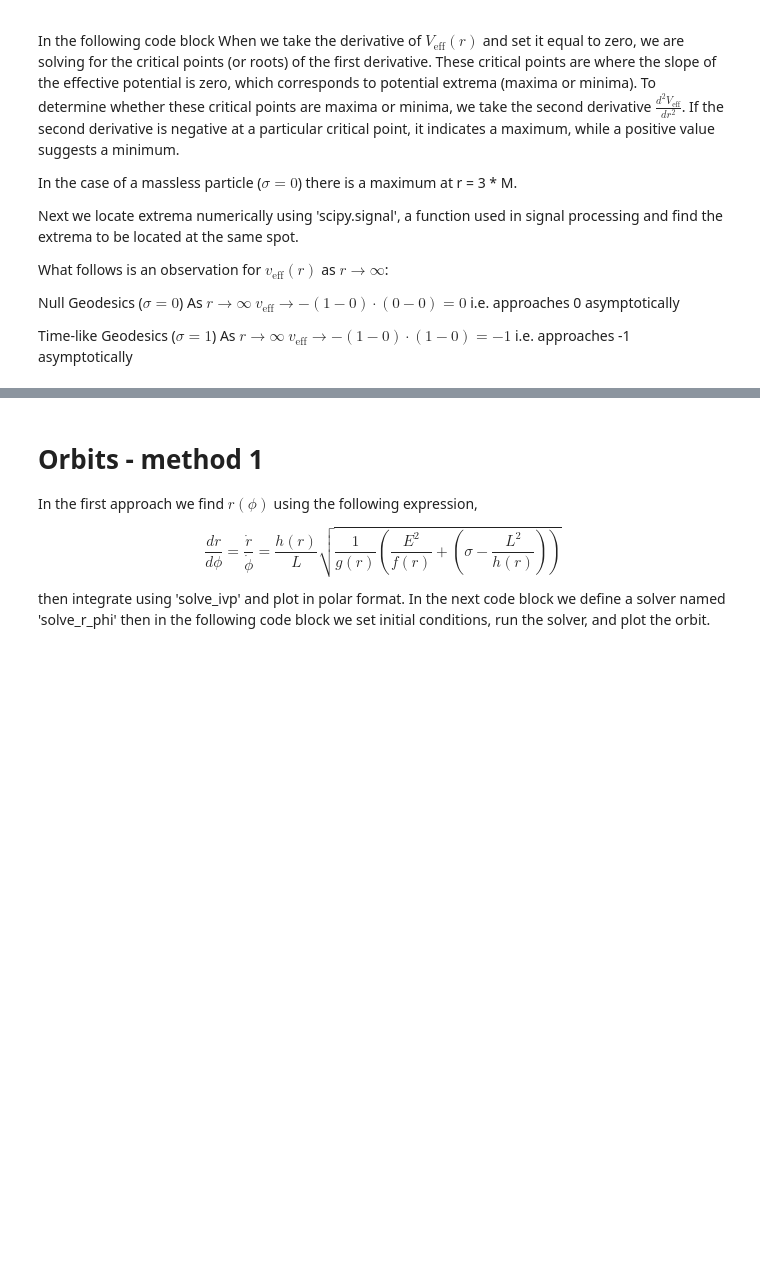
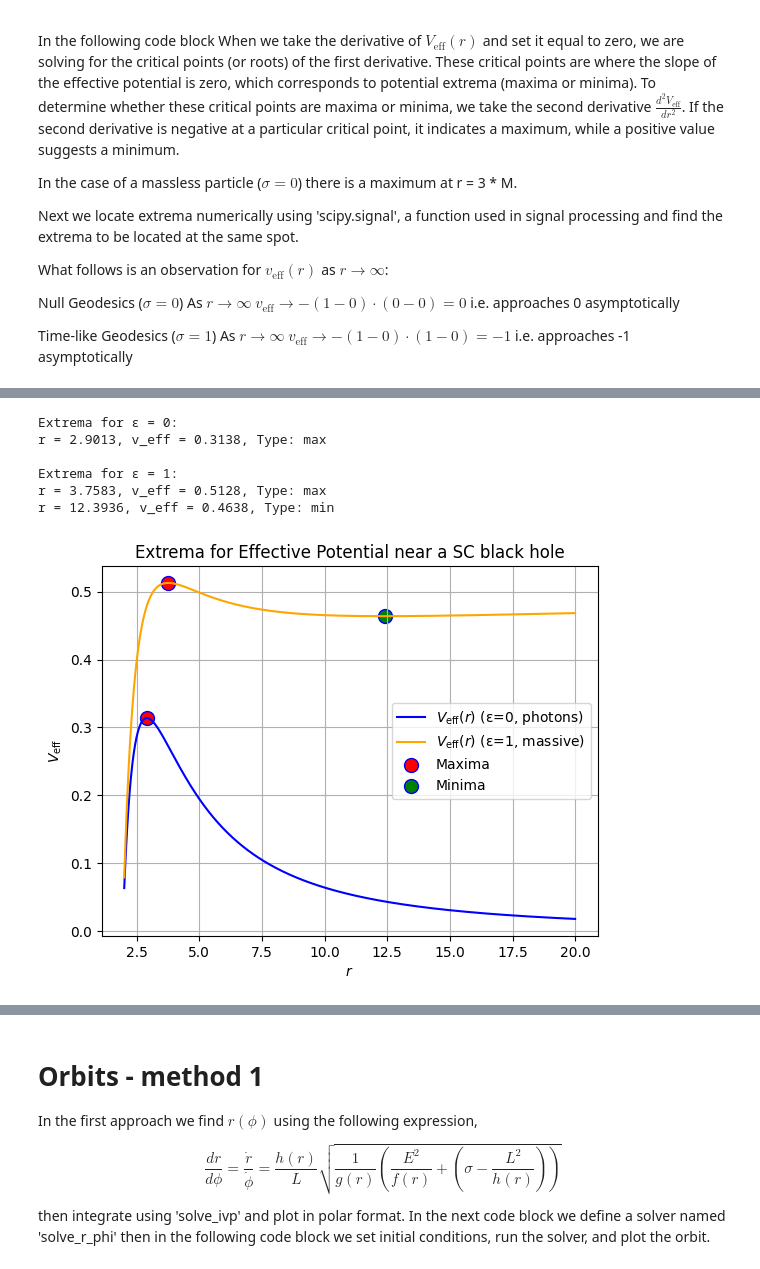
Before and after one commit to AdamSmithOrlik/quantum-black-holes, a Jupyter notebook: sue/research-2.ipynb, the cells around one changed output, grey strips where cells are left out. Cells and saved outputs as stored; diff of their text form; code cells hidden in the pictures; blank space fills up the shorter version.

```diff
--- a/sue/research-2.ipynb
+++ b/sue/research-2.ipynb
@@ -256 +236,78 @@ Since d²V_eff/dr² = -2*L²/(81*M⁴), and this is negative, r = 3*M is a MAXIM
+# %%
+# Block 5 - locate extrema for v_eff vs r (radial distance from a black hole).
+# extrema are found using OGRePy 'nsolve' numerically.
+def find_extrema_num(M_val, L_val, Q_b_val, Q_c_val, eps_val, r_range):
+    v_eff = -0.5 * f(r, M_val, Q_b_val, Q_c_val) * (L_val**2 / h(r, M_val, Q_c_val) + eps_val)
+
+    # first derivative with respect to r
+    dv_eff_dr = gr.s.diff(v_eff, r)
+    # second derivative with respect to r
+    d2v_eff_dr2 = gr.s.diff(dv_eff_dr, r)
+
+    extrema = []
+    # solve dv_eff_dr = 0 for a range of initial guesses
+    for r_init in np.linspace(r_range[0], r_range[1], 50):
+        try:
+            root = gr.s.nsolve(dv_eff_dr, r, r_init)
+            root = float(root)
+            if not any(np.isclose(root, ext, atol=1e-6) for ext in extrema) and r_range[0] <= root <= r_range[1]:
+                extrema.append(root) # ensure no "very close" extrema (tolerance of 10^-6); only pick values within the chosen r range.
+        except Exception:
+            pass  # skip guess if nsolve fails
+
+    extrema_results = []
+    print(f"\nExtrema for ε = {eps_val}:")
+    for r_ex in extrema:
+        v_eff_at_r = v_eff.subs(r, r_ex).evalf()  # v_eff value at extrema
+        d2v_eff_dr2_r_ex = d2v_eff_dr2.subs(r, r_ex).evalf()  # 2nd derivative at extrema
+        extrema_type = "min" if d2v_eff_dr2_r_ex > 0 else "max"
+        extrema_results.append((r_ex, v_eff_at_r, extrema_type))
+        print(f"r = {r_ex:.4f}, v_eff = {v_eff_at_r:.4f}, Type: {extrema_type}")
+
+    return extrema_results, v_eff
+
+r_range = (rs1, 10 * rs1)
+eps0 = 0
+eps1 = 1
+
+# locate extrema for massless particles (epsilon = 0)
+ext_photons, v_eff_photons = find_extrema_num(M1, L1, Q_b1, Q_c1, eps0, r_range)
+
+# locate extrema for massive particles (epsilon = 1)
+ext_timelike, v_eff_timelike = find_extrema_num(M1, L1, Q_b1, Q_c1, eps1, r_range)
+
+r_vals1 = np.linspace(r_range[0], r_range[1], 1000)
+v_eff_vals_photons = [v_eff_photons.subs(r, rv) for rv in r_vals1]
+v_eff_vals_timelike = [v_eff_timelike.subs(r, rv) for rv in r_vals1]
+
+# separate maxima, minima
+max_x, max_y = [], []
+min_x, min_y = [], []
+
+for r_ex, v_eff_at_r, ext_type in ext_photons + ext_timelike:
+    if ext_type == "max":
+        max_x.append(r_ex)
+        max_y.append(v_eff_at_r)
+    else:
+        min_x.append(r_ex)
+        min_y.append(v_eff_at_r)
+
+plt.plot(r_vals1, v_eff_vals_photons, color='b', label=r'$V_{\mathrm{eff}}(r)$ (ε=0, photons)')
+plt.plot(r_vals1, v_eff_vals_timelike, color='orange', label=r'$V_{\mathrm{eff}}(r)$ (ε=1, massive)')
+plt.scatter(max_x, max_y, color='r', s=100, edgecolors='b', label="Maxima")
+plt.scatter(min_x, min_y, color='g', s=100, edgecolors='b', label="Minima")
+plt.xlabel(r'$r$')
+plt.ylabel(r'$V_{\mathrm{eff}}$')
+plt.title("Extrema for Effective Potential near a SC black hole")
+plt.legend()
+plt.grid(True)
+plt.show()
+# %% [output]
+Extrema for ε = 0:
+r = 2.9013, v_eff = 0.3138, Type: max
+
+Extrema for ε = 1:
+r = 3.7583, v_eff = 0.5128, Type: max
+r = 12.3936, v_eff = 0.4638, Type: min
+[figure, added]
 # %%
```
Also changed, not shown: parts of 13 cells of this notebook, 1 other file.
